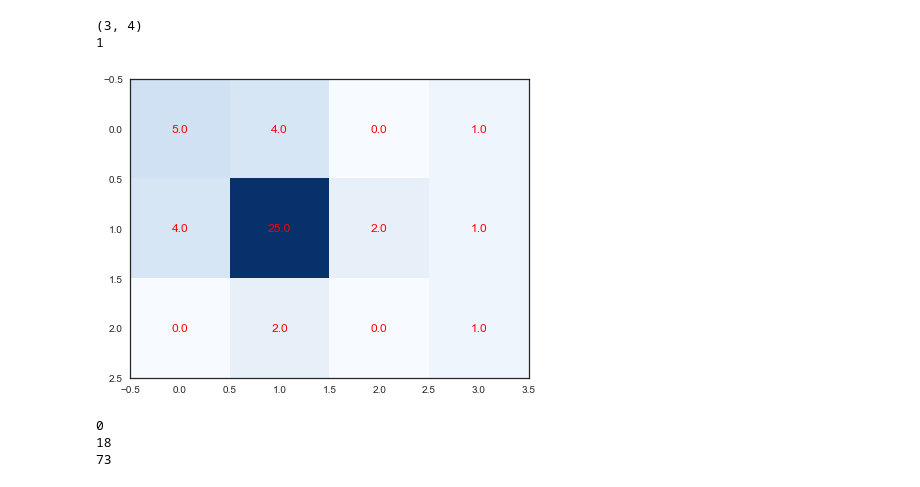
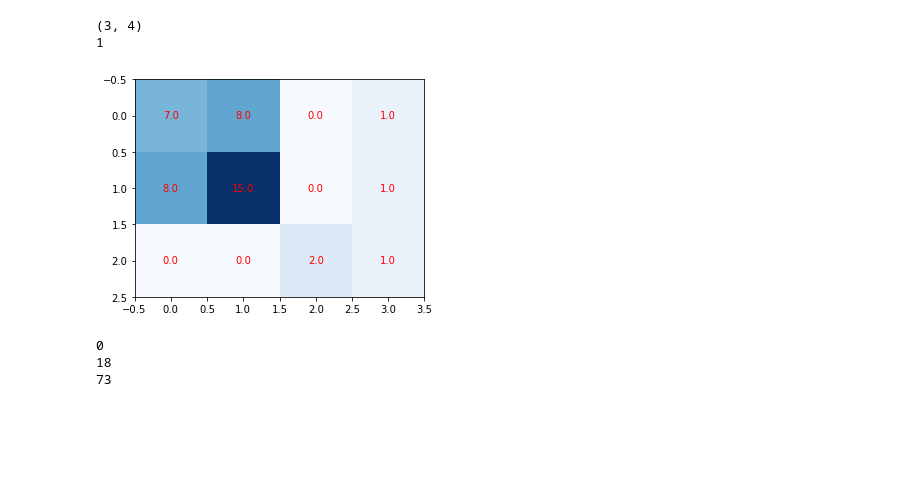
Before and after one commit to hpthatchfield/astrophys, a Jupyter notebook: SF_Catalog_figures.ipynb, the cells around one changed output. Cells and saved outputs as stored; diff of their text form; code cells hidden in the pictures; blank space fills up the shorter version.

```diff
--- a/SF_Catalog_figures.ipynb
+++ b/SF_Catalog_figures.ipynb
@@ -86,9 +85,9 @@ def mass_from_radius_const_col_density(Radius_pc,col_dens):
 # %%
 ### Load tables
 
-targetname = '_rms4e6_dv3_dd3_dp20_pp6_pm2_gal_sept_24_2018.fits'
+targetname = '_rms1e7_dv3_dd1_dp50_pp6_pm2_gal_5-28-19.fits'
 target_id = targetname
-path = os.path.expanduser('/Users/hph/cmzoom_catalog/catalog_sept_24/')
+path = os.path.expanduser('/Users/hph/cmzoom_catalog/catalog_5-28-19/')
 catalog = Table.read(path+'master_tab'+targetname)
 df = catalog.to_pandas()
 tff_spherical = catalog['tff']
@@ -120,3 +119,7 @@ sum_masers = np.array(caswell)+np.array(walsh)
+# %%
+sum_masers=catalog['water']+catalog['methanol']
+sum_ir = catalog['24micron']+catalog['70micron']
+sum_ysos = catalog['YSO']
 # %%
 ### normalize sums
 for i in range(len(sum_masers)):
@@ -125,45 +128,43 @@ for i in range(len(sum_masers)):
     if sum_ysos[i]>0: sum_ysos[i]=1
 # %%
 ### building comparison matrix for all permutations of Masers, YSO+IR and HII
-sns.set_style('white')
-
 all_list = [sum_masers,sum_ir,sum_ysos]
 
 ### initialize matrix
 comp_matrix = np.zeros((len(all_list),len(all_list)+1),dtype=float)
-print comp_matrix.shape
+print(comp_matrix.shape)
 
 all_together = sum((all_list[0]>0) & (all_list[1]>0) & (all_list[2]>0))
-print all_together
+print(all_together)
 
 # for i in range(3):
 #     comp_matrix[i,3] = all_together
 #     for j in range(3):
 #         num = sum((all_list[i]>0) & (all_list[j]>0) )
 #         comp_matrix[i,j]=num
 
 comp_matrix[0,0] = sum((all_list[0]>0) & (all_list[1]==0) & (all_list[2]==0))
 comp_matrix[1,1] = sum((all_list[1]>0) & (all_list[0]==0) & (all_list[2]==0))
 comp_matrix[2,2] = sum((all_list[2]>0) & (all_list[0]==0) & (all_list[1]==0))
 comp_matrix[0,1] = sum((all_list[0]>0) & (all_list[1]>0) & (all_list[2]==0))
 comp_matrix[0,2] = sum((all_list[0]>0) & (all_list[2]>0) & (all_list[1]==0))
 comp_matrix[1,2] = sum((all_list[1]>0) & (all_list[2]>0) & (all_list[0]==0))
 comp_matrix[0,3] = sum((all_list[0]>0) & (all_list[1]>0) & (all_list[2]>0))
 comp_matrix[1,0], comp_matrix[2,0], comp_matrix[2,1] = comp_matrix[0,1], comp_matrix[0,2], comp_matrix[1,2]
 comp_matrix[1,3] = comp_matrix[0,3]
 comp_matrix[2,3] = comp_matrix[0,3]
 
 ax=plt.gca()
 for i in range(len(comp_matrix[:,0])):
     for j in range(len(comp_matrix[0,:])):
         text = ax.text(j, i, comp_matrix[i, j],
                        ha="center", va="center", color="red")
 
 plt.imshow(comp_matrix,cmap='Blues')
 plt.show()
 # %% [output]
 (3, 4)
 1
-[figure, old version]
+[figure, new version]
 # %%
 plt.close()
```
Also changed, not shown: parts of 6 cells of this notebook, 2 other files.
